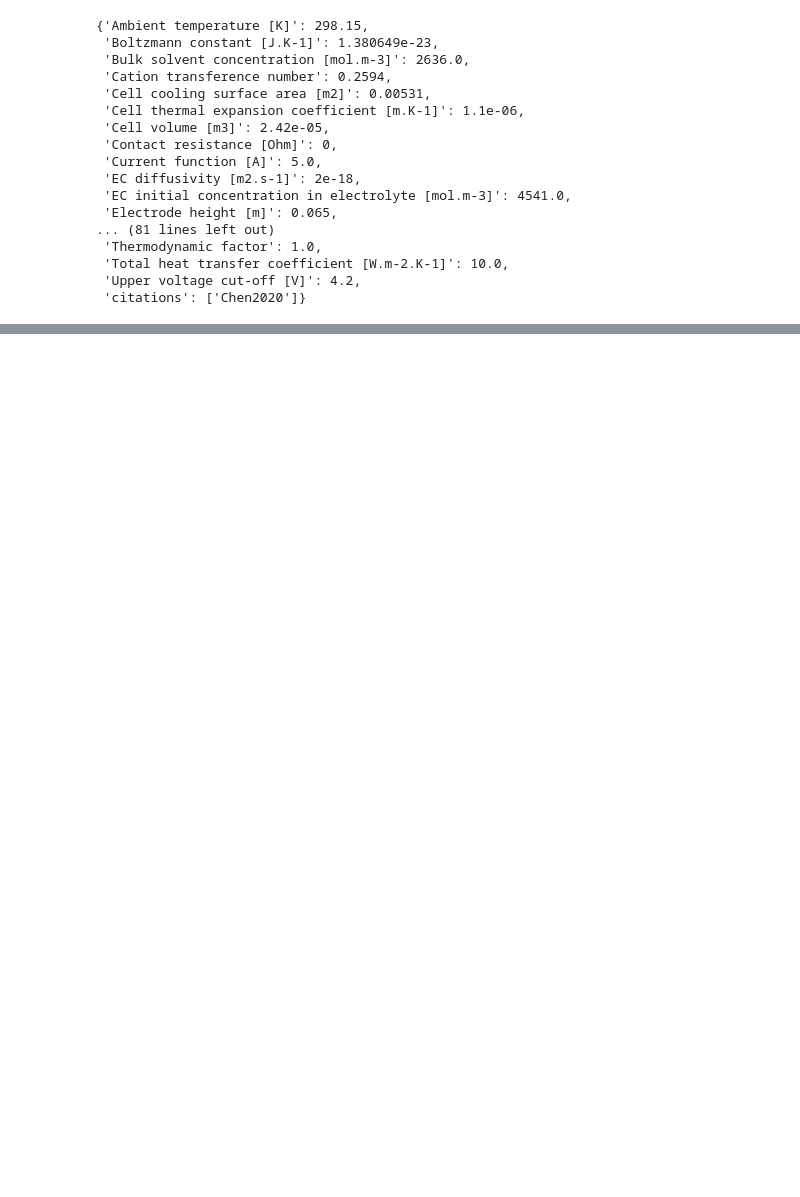
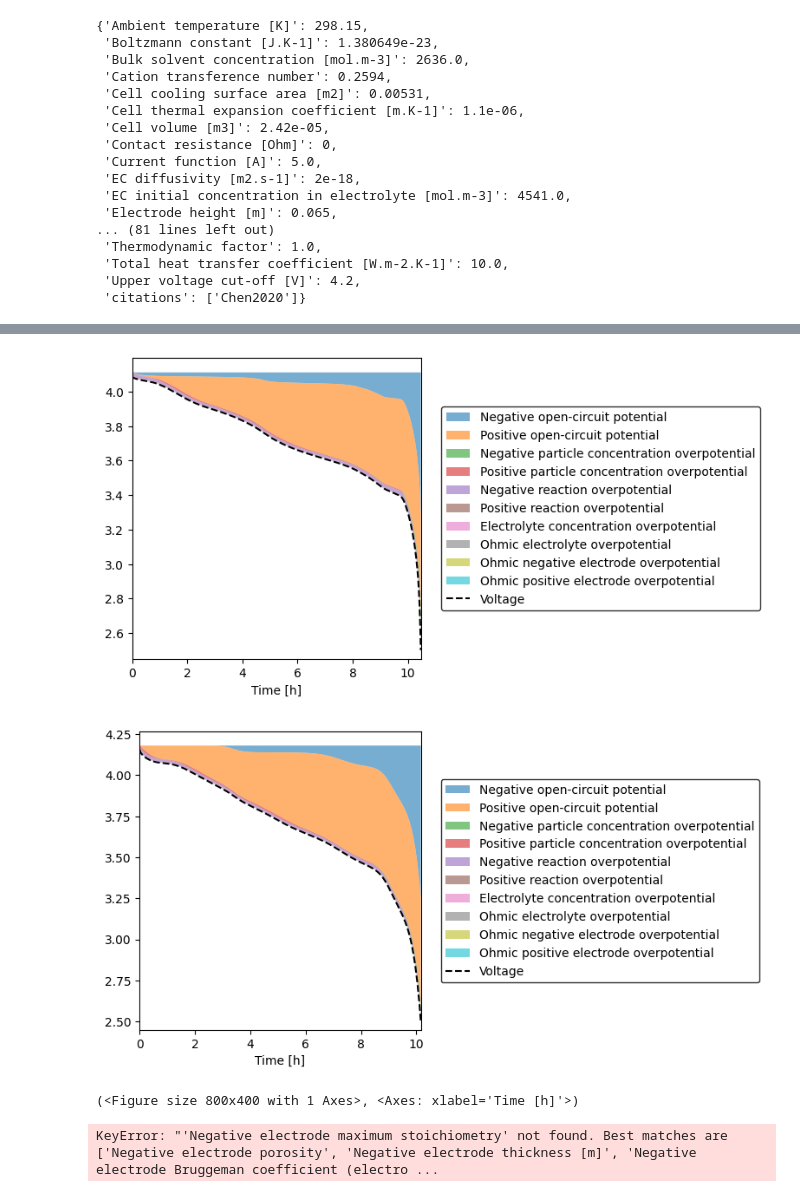
Before and after one commit to FW-Coding/ESE_UROP_2025, a Jupyter notebook: Project_Files/Parameters/Scripts/LGM50LT_BOL_setup.ipynb, the cells around one changed output, grey strips where cells are left out. Cells and saved outputs as stored; diff of their text form; code cells hidden in the pictures; blank space fills up the shorter version.

```diff
--- a/Project_Files/Parameters/Scripts/LGM50LT_BOL_setup.ipynb
+++ b/Project_Files/Parameters/Scripts/LGM50LT_BOL_setup.ipynb
@@ -26,3 +32,25 @@ print(params_LT)
  'Total heat transfer coefficient [W.m-2.K-1]': 10.0,
  'Upper voltage cut-off [V]': 4.2,
  'citations': ['Chen2020']}
+# %%
+
+# Load data in the appropriate format
+path= os.getcwd()
+
+neg_ocp_M50LT_data = pb.parameters.process_1D_data(
+    "LG_M50LT_Uneg.csv", path=path
+)
+pos_ocp_M50LT_data = pb.parameters.process_1D_data(
+    "LG_M50LT_Upos.csv", path=path
+)
+
+
+
+def neg_ocp_M50LT(sto):
+    name, (x, y) = neg_ocp_M50LT_data
+    return pb.Interpolant(x, y, sto, name=name, interpolator="cubic")
+
+
+def pos_ocp_M50LT(sto):
+    name, (x, y) = pos_ocp_M50LT_data
+    return pb.Interpolant(x, y, sto, name=name, interpolator="cubic")
@@ -28,0 +213,27 @@ print(params_LT)
+# %%
+solution.plot_voltage_components(split_by_electrode=True)
+solution_Chen2020.plot_voltage_components(split_by_electrode=True)
+# %% [output]
+[figure, added]
+[figure, added]
+(<Figure size 800x400 with 1 Axes>, <Axes: xlabel='Time [h]'>)
+# %%
+# define stoichiometry ranges
+xLi_n_max = params_LT["Negative electrode maximum stoichiometry"]
+xLi_n_min = params_LT["Negative electrode minimum stoichiometry"]
+xLi_n = pb.linspace(xLi_n_min, xLi_n_max, 200)
+xLi_p_max = params_LT["Positive electrode maximum stoichiometry"]
+xLi_p_min = params_LT["Positive electrode minimum stoichiometry"]
+xLi_p = pb.linspace(xLi_p_min, xLi_p_max, 200)
+
+# define concentration ranges
+c_n_max = params_LT["Maximum concentration in negative electrode [mol.m-3]"]
+c_p_max = params_LT["Maximum concentration in positive electrode [mol.m-3]"]
+c_n = xLi_n * c_n_max
+c_p = xLi_p * c_p_max
+c_e = pb.linspace(0, 2000, 200)
+
+c_e_ref = params_LT["Initial concentration in electrolyte [mol.m-3]"]
+T = params_LT["Reference temperature [K]"]
+# %% [output]
+KeyError: "'Negative electrode maximum stoichiometry' not found. Best matches are ['Negative electrode porosity', 'Negative electrode thickness [m]', 'Negative electrode Bruggeman coefficient (electro ...
```
Also changed, not shown: parts of 4 cells of this notebook, 10 other files.
